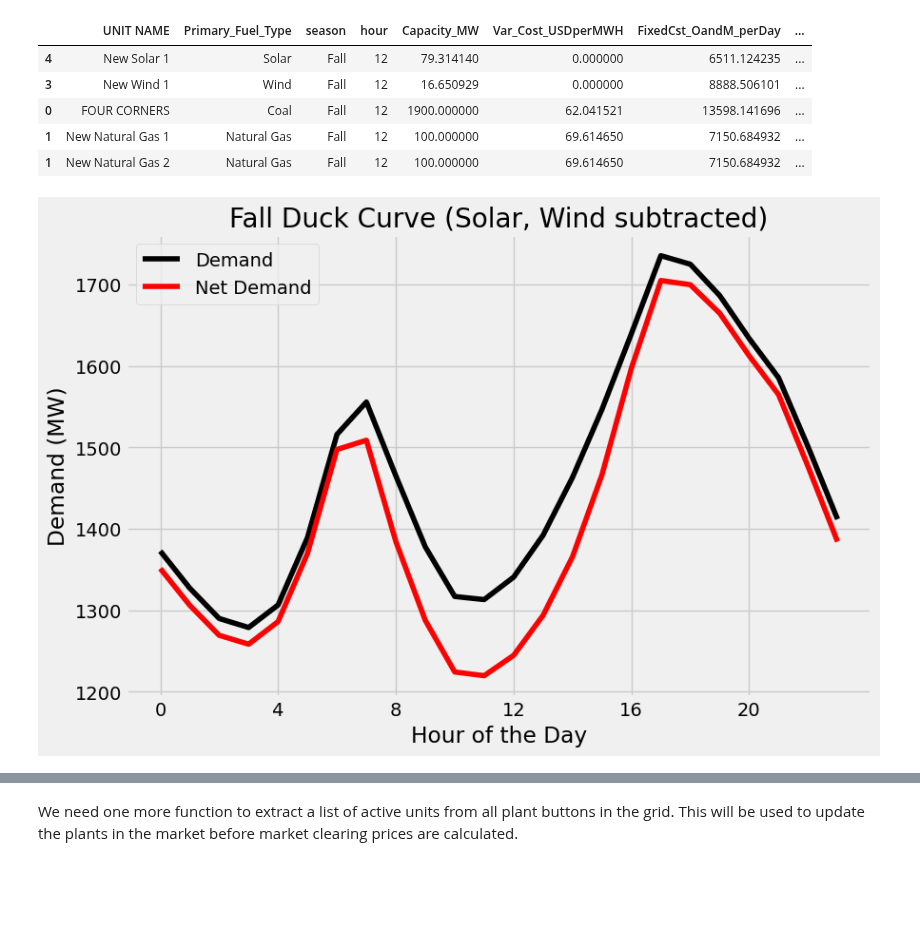
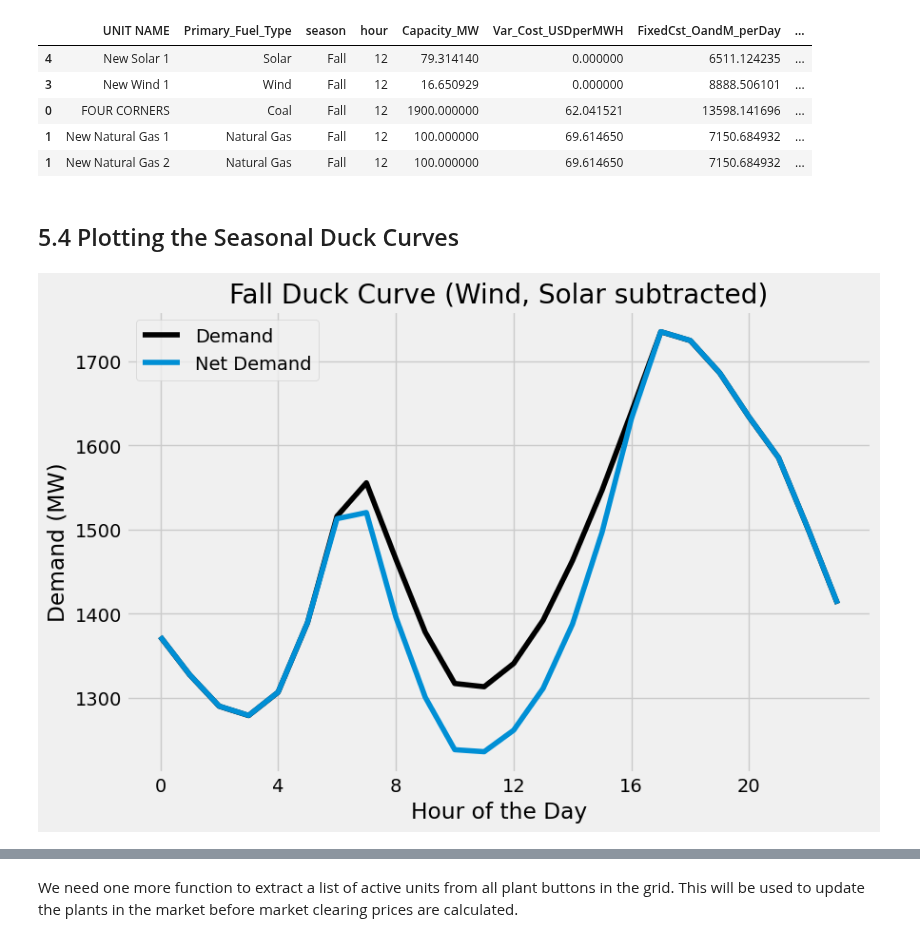
Before and after one commit to ds-modules/EEP-147-SP24, a Jupyter notebook: ESG-Analysis/ESG_CapacityExpansion_v2025.2.ipynb, the cells around one changed output, grey strips where cells are left out. Drawn from its saved outputs; the diff is of its cells as text; code cells hidden in the pictures; blank space fills up the shorter version.

```diff
--- a/ESG-Analysis/ESG_CapacityExpansion_v2025.2.ipynb
+++ b/ESG-Analysis/ESG_CapacityExpansion_v2025.2.ipynb
@@ -362,7 +368,8 @@ def get_fleet_portfolio(active_plants: List, new_plants: Dict):
         df = pd.concat([old[cols], new[cols]])
     return df
 
-# Test the function with 2 active plants and 2 new gas plants
+# Test the function with a few new plants
+new_plants_temp = {'Natural Gas': 2, 'Solar': 1, 'Wind': 1}
 active_plants = OLD_PLANTS["UNIT NAME"].tolist()[:2]
 fleet_temp = get_fleet_portfolio(active_plants, new_plants_temp)
 fleet_temp
@@ -502,12 +511,8 @@ def calc_price(bids: pd.DataFrame, demand: float) -> float:
     # Then we return the price from that row
     df_above = df[df['cumulative_capacity'] >= demand]
     if df_above.empty:
-        print(f"\n\nThere is not enough capacity in the fleet to meet demand".upper())
-        total_capacity = df['Capacity_MW'].sum(); needed_capacity = demand - total_capacity
-        print(f"Total capacity: {total_capacity} MW")
-        print(f"Demand: {demand:0.2f} MW")
-        print(f"Additional Capacity Needed: {needed_capacity:0.2f} MW")
-        raise ValueError("Not enough capacity to meet demand. You must add more plants to the fleet. See the message above for amound of needed capacity.")
+        # Not enough capacity to meet demand
+        return np.nan
 
     # Take the bid of the lowest price plant that can meet the demand (the marginal plant)
     price = df_above.iloc[0]['price']
@@ -917,43 +947,39 @@ bids_annual_temp[(bids_annual_temp['season'] == 'Fall') & (bids_annual_temp.hour
 | 0 | FOUR CORNERS | Coal | Fall | 12 | 1900.000000 | 62.041521 | 13598.141696 | ... |
 | 1 | New Natural Gas 1 | Natural Gas | Fall | 12 | 100.000000 | 69.614650 | 7150.684932 | ... |
 | 1 | New Natural Gas 2 | Natural Gas | Fall | 12 | 100.000000 | 69.614650 | 7150.684932 | ... |
+# %% [markdown]
+## 5.4 Plotting the Seasonal Duck Curves
 # %%
 
 # todo if demand is not met somewhere, highlight that hour in the plot
 # todo plot plant_type_to_subtract stacked supply
 
-def seasonal_duck_curve_plot(bids, season, plant_type_to_subtract, demand_multiplier=1, ax=None):
-    bids_season = bids[bids['season'] == season].copy()
-    hours = DEMAND['hour'].unique()
-    demands, net_demands = [], []
-    for hour in hours:
-        df = bids_season[bids_season['hour'] == hour].copy()
-        # Demand
-        demand = calc_demand(season, hour, demand_multiplier)
-        demands.append(demand)
-        # Update supply of renewables for this hour
-        df = update_renewable_capacity(df, season, hour)
-        # Market clearing
-        price = calc_price(df, demand)
-        # Supply to subtract from demand to make duck curve
-        type_filter = df['Primary_Fuel_Type'].isin(plant_type_to_subtract)
-        price_filter = df['price'] <= price
-        supply = df[type_filter & price_filter]['Capacity_MW'].sum()
-        net_demands.append(demand - supply)
+def seasonal_duck_curve_plot(market, plant_type_to_subtract=None, ax=None):
+    if plant_type_to_subtract is None:
+        plant_type_to_subtract = ["Wind", "Solar"]
+
+    hours = market.hour
+    season = market.season.iloc[0]
+    hours_not_met = market[(market['demand'] > market['total_capacity'])].hour
 
     # Plot
     if ax is None:
         fig, ax = plt.subplots(figsize=(9,6))
-    ax.plot(hours, demands, label='Demand', color='black')
-    ax.plot(hours, net_demands, label='Net Demand', color='red')
+    ax.plot(hours, market.demand, label='Demand', color='black')
+    ax.plot(hours, market.net_demand, label='Net Demand')
+    # If there were any hours that did not meet demand, plot the total capacity
+    if len(hours_not_met) > 0:
+        ax.plot(hours, market.total_capacity, label='Total Capacity', linestyle='--', color='red')
+        # Also shade the vertical area where demand was not met
+        for hour in hours_not_met:
+            ax.axvspan(hour-0.5, hour+0.5, color='red', alpha=0.1)
     ax.set_title(f'{season} Duck Curve ({", ".join(plant_type_to_subtract)} subtracted)')
     ax.set_xlabel('Hour of the Day')
     ax.set_ylabel('Demand (MW)')
     ax.set_xticks(np.arange(0, 24, 4))
     ax.legend()
 
 # Test the function with a sample bid dataframe
-renewables = ['Solar', 'Wind']
-seasonal_duck_curve_plot(bids_annual_temp, season='Fall', plant_type_to_subtract=renewables, demand_multiplier=0.1)
+seasonal_duck_curve_plot(markets_temp[markets_temp['season'] == 'Fall'])
 # %% [output]
-[figure, old version]
+[figure, new version]
```
Also changed, not shown: parts of 58 cells of this notebook, 1 other file.
